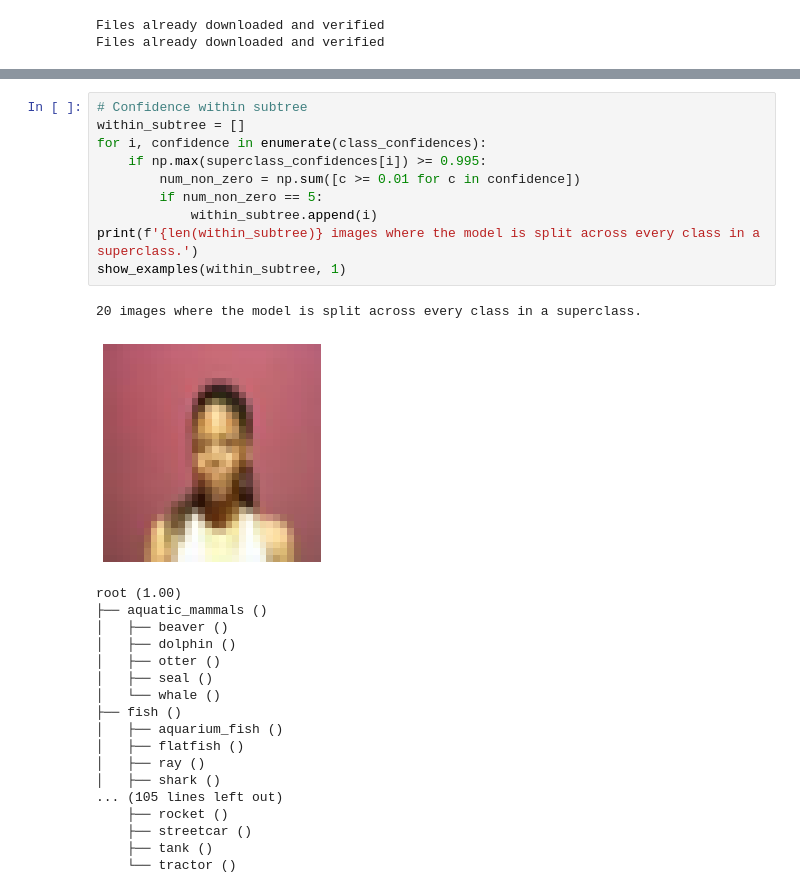
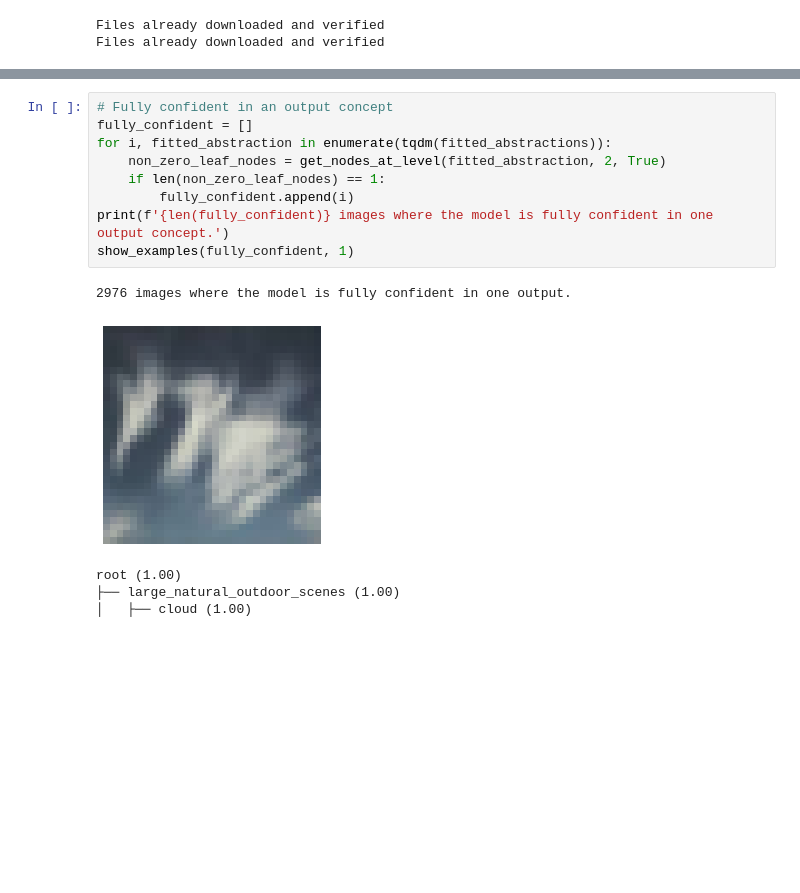
Before and after one commit to mitvis/abstraction-alignment, a Jupyter notebook: cifar_abstraction_alignment.ipynb, the cells around one changed output, grey strips where cells are left out. Cells and saved outputs as stored; diff of their text form; blank space fills up the shorter version.

```diff
--- a/cifar_abstraction_alignment.ipynb
+++ b/cifar_abstraction_alignment.ipynb
@@ -403,31 +259,16 @@ root (1.00)
-# %%
-# Confidence within subtree
-within_subtree = []
-for i, confidence in enumerate(class_confidences):
-    if np.max(superclass_confidences[i]) >= 0.995:
-        num_non_zero = np.sum([c >= 0.01 for c in confidence])
-        if num_non_zero == 5:
-            within_subtree.append(i)
-print(f'{len(within_subtree)} images where the model is split across every class in a superclass.')
-show_examples(within_subtree, 1)
-# %% [output]
-20 images where the model is split across every class in a superclass.
-[figure, removed]
-root (1.00)
-├── aquatic_mammals ()
-│   ├── beaver ()
-│   ├── dolphin ()
-│   ├── otter ()
-│   ├── seal ()
-│   └── whale ()
-├── fish ()
-│   ├── aquarium_fish ()
-│   ├── flatfish ()
-│   ├── ray ()
-│   ├── shark ()
-... (105 lines left out)
-    ├── rocket ()
-    ├── streetcar ()
-    ├── tank ()
-    └── tractor ()
+# %%
+# Fully confident in an output concept
+fully_confident = []
+for i, fitted_abstraction in enumerate(tqdm(fitted_abstractions)):
+    non_zero_leaf_nodes = get_nodes_at_level(fitted_abstraction, 2, True)
+    if len(non_zero_leaf_nodes) == 1:
+        fully_confident.append(i)
+print(f'{len(fully_confident)} images where the model is fully confident in one output concept.')
+show_examples(fully_confident, 1)
+# %% [output]
+2976 images where the model is fully confident in one output.
+[figure, added]
+root (1.00)
+├── large_natural_outdoor_scenes (1.00)
+│   ├── cloud (1.00)
 # %%
```
Also changed, not shown: parts of 36 cells of this notebook, 6 other files.
